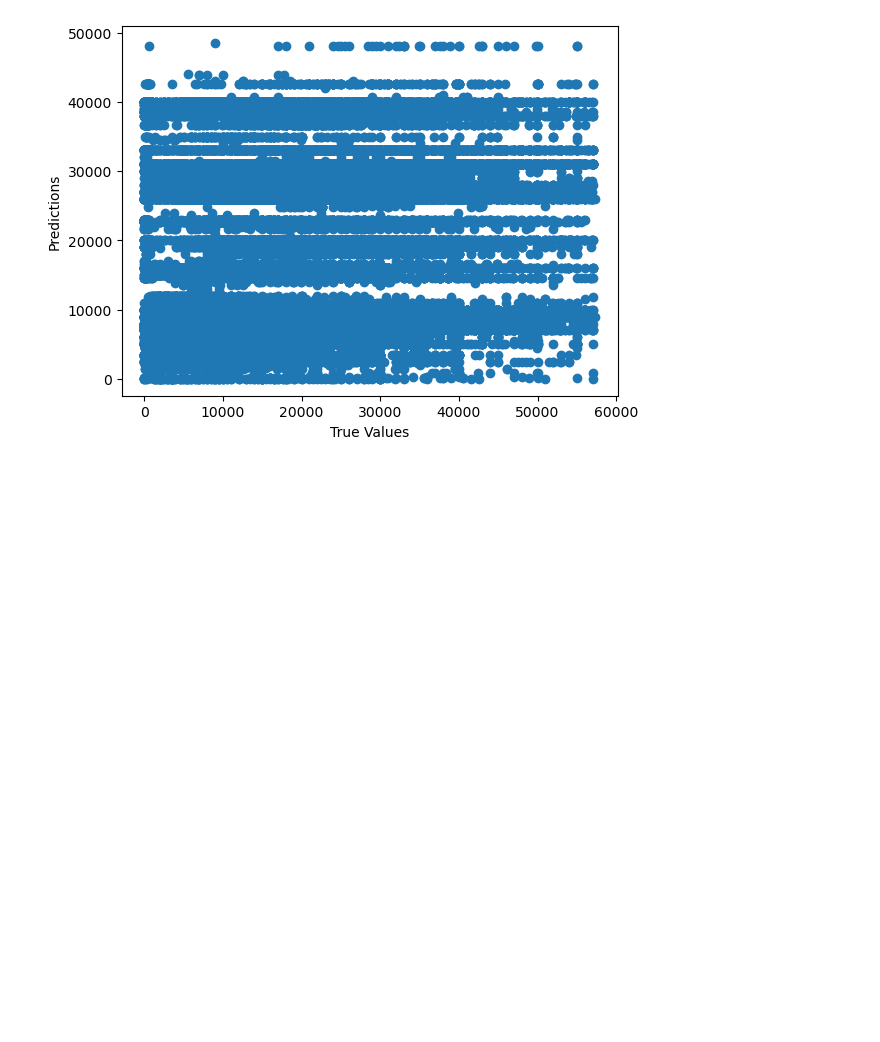
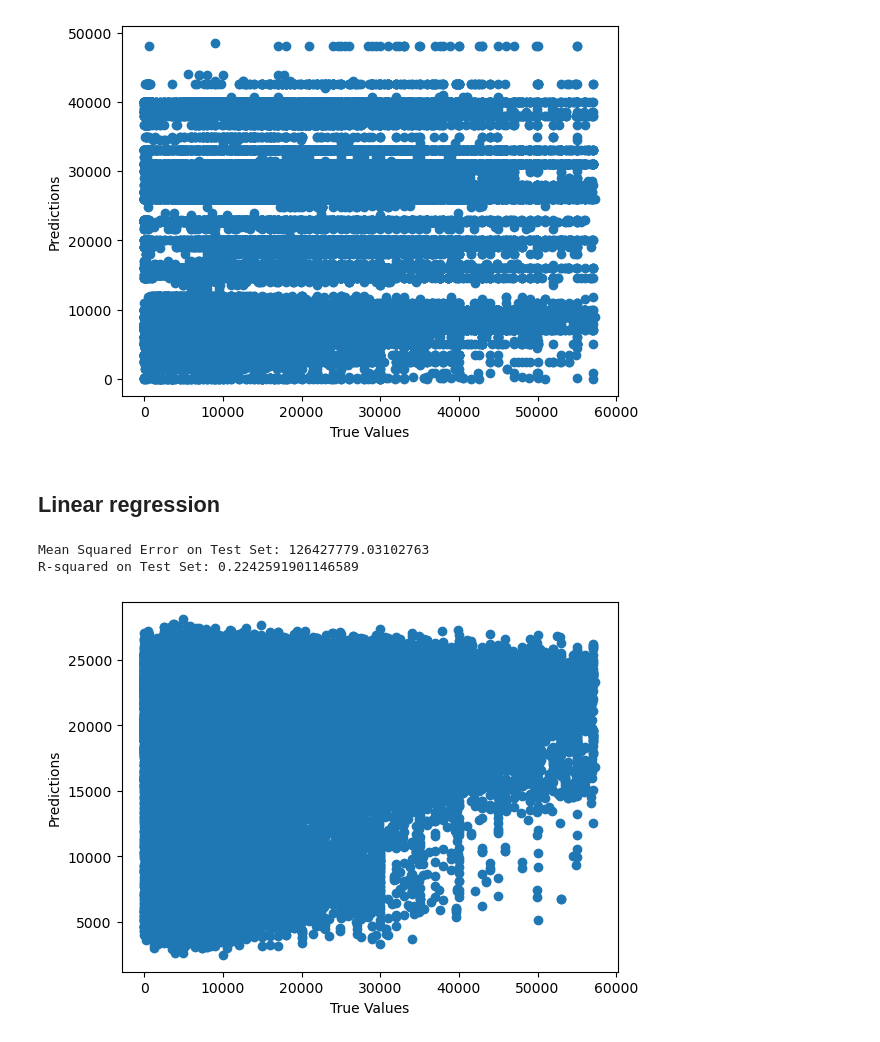
Before and after one commit to Chriz0r0/CarPricePred, a Jupyter notebook: log_reg.ipynb, the cells around one changed output. Saved outputs shown, nothing was run; the diff lists cells and outputs as text; code cells hidden in the pictures; blank space fills up the shorter version.

Commit message:
added linear reg

```diff
--- a/log_reg.ipynb
+++ b/log_reg.ipynb
@@ -152,3 +150,36 @@ plt.show()
 Accuracy on Test Set: 0.015487299118714359
 F1-score on Test Set: 0.004412295998676152
 [figure]
+# %% [markdown]
+## Linear regression
+# %%
+X = veh_cleaned_df.drop('price',axis = 1)
+y = veh_cleaned_df['price']
+X_train, X_test, y_train, y_test = train_test_split(X, y, test_size=0.2, random_state=42)
+
+# Standardize numerical features if needed
+scaler = StandardScaler()
+X_train_scaled = scaler.fit_transform(X_train)
+X_test_scaled = scaler.transform(X_test)
+
+# Create and train the Linear Regression model
+linear_reg_model = LinearRegression()
+linear_reg_model.fit(X_train_scaled, y_train)
+
+# Make predictions on the test set
+y_pred = linear_reg_model.predict(X_test_scaled)
+
+# Evaluate the model
+mse = mean_squared_error(y_test, y_pred)
+print(f'Mean Squared Error on Test Set: {mse}')
+r2 = r2_score(y_test, y_pred)
+print(f'R-squared on Test Set: {r2}')
+
+plt.scatter(y_test, y_pred)
+plt.xlabel('True Values')
+plt.ylabel('Predictions')
+plt.show()
+# %% [output]
+Mean Squared Error on Test Set: 126427779.03102763
+R-squared on Test Set: 0.2242591901146589
+[figure, added]
```
Also changed, not shown: parts of 4 cells of this notebook.
